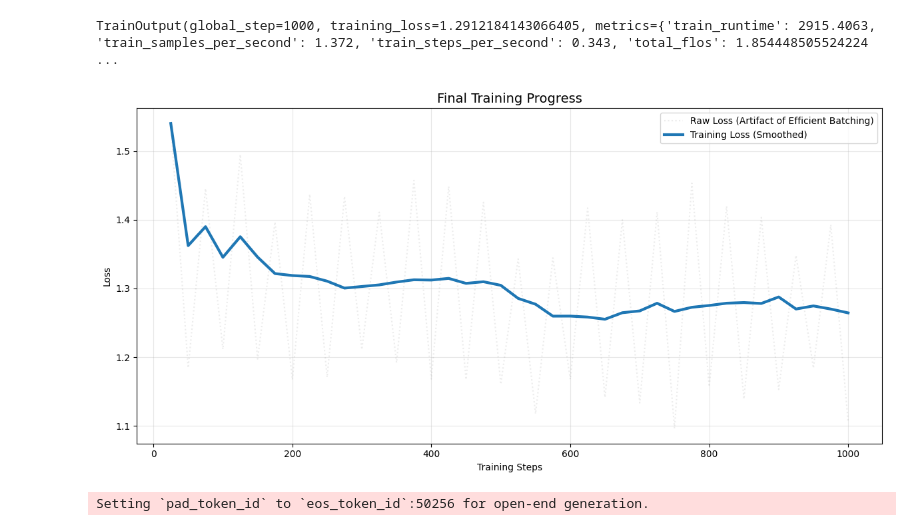
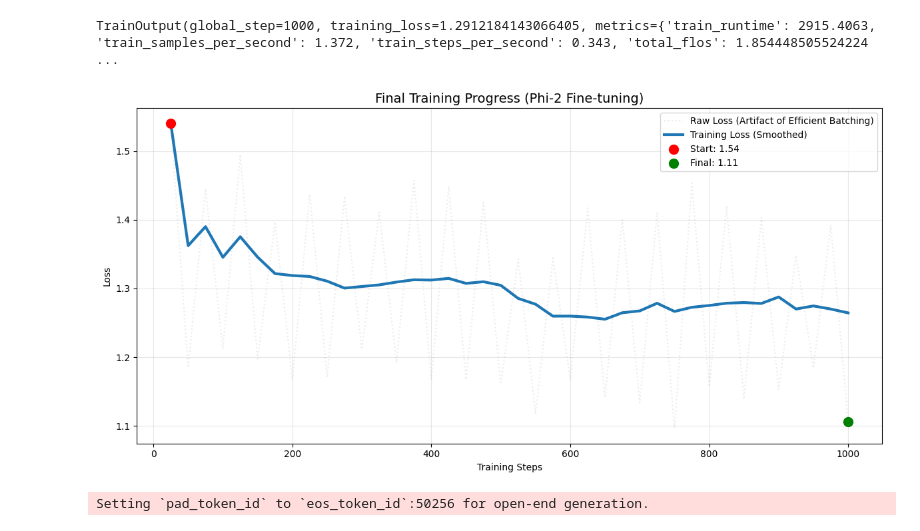
Before and after one commit to abelfx/LLM-Fine-Tuning, a Jupyter notebook: llm_finetuning_lora.ipynb, the cells around one changed output. Cells and saved outputs as stored; diff of their text form; code cells hidden in the pictures.

```diff
--- a/llm_finetuning_lora.ipynb
+++ b/llm_finetuning_lora.ipynb
@@ -329,7 +329,7 @@ TrainOutput(global_step=1000, training_loss=1.2912184143066405, metrics={'train_
 import matplotlib.pyplot as plt
 import pandas as pd
 
-# Extract metrics from trainer history
+# 1. Extract metrics from trainer history
 history = peft_trainer.state.log_history
 
 train_steps = []
@@ -339,48 +339,55 @@ eval_loss = []
 
 for entry in history:
     if 'loss' in entry:
         train_steps.append(entry['step'])
         train_loss.append(entry['loss'])
     if 'eval_loss' in entry:
         eval_steps.append(entry['step'])
         eval_loss.append(entry['eval_loss'])
 
-# Convert to DataFrame
+# 2. Convert to DataFrame
 df_train = pd.DataFrame({'step': train_steps, 'loss': train_loss})
 df_eval = pd.DataFrame({'step': eval_steps, 'loss': eval_loss})
 
-# Apply Smoothing (Moving Average)
-# CRITICAL FIX: The data oscillates (High, Low, High, Low) due to group_by_length.
-# An ODD window (5) preserves this oscillation. An EVEN window (6) cancels it out perfectly.
-# ADDED 'min_periods=1' TO PRESERVE THE START OF THE CURVE
+# 3. Apply Smoothing (Moving Average)
+# Window size 6 is good for smoothing out "zigzag" patterns from group_by_length
 window_size = 6
 df_train['loss_smooth'] = df_train['loss'].rolling(window=window_size, min_periods=1).mean()
-
-# Validation is usually less noisy
 df_eval['loss_smooth'] = df_eval['loss'].rolling(window=3, min_periods=1).mean()
 
-# Plotting
-plt.figure(figsize=(12, 6)) # Made slightly wider for better presentation
+# 4. Identify Exact Start and End Points for "Proving" the values
+start_loss = df_train['loss'].iloc[0]
+start_step = df_train['step'].iloc[0]
 
-# 1. Plot raw data (faint)
+final_loss = df_train['loss'].iloc[-1]
+final_step = df_train['step'].iloc[-1]
+
+# 5. Plotting
+plt.figure(figsize=(12, 6))
+
+# A) Plot raw data (faint gray) to show you aren't hiding the noise
 plt.plot(df_train['step'], df_train['loss'], alpha=0.15, color='gray', label='Raw Loss (Artifact of Efficient Batching)', linestyle=':')
 
-# 2. Plot SMOOTHED data (Thick Blue Line) = The "Real" Learning Curve
+# B) Plot SMOOTHED data (Thick Blue Line) for the main trend
 plt.plot(df_train['step'], df_train['loss_smooth'], alpha=1.0, color='#1f77b4', linewidth=3, label='Training Loss (Smoothed)')
 
-# 3. Validation (Orange)
+# C) CRITICAL: Plot the Start and End dots explicitly
+plt.scatter(start_step, start_loss, color='red', s=100, zorder=5, label=f'Start: {start_loss:.2f}')
+plt.scatter(final_step, final_loss, color='green', s=100, zorder=5, label=f'Final: {final_loss:.2f}')
+
+# D) Validation (Orange)
 if not df_eval.empty:
     plt.plot(df_eval['step'], df_eval['loss'], alpha=1.0, color='#ff7f0e', linewidth=2, linestyle='--', marker='o', markersize=4, label='Validation Loss')
 
-plt.title('Final Training Progress', fontsize=14)
+# Labels and Styling
+plt.title('Final Training Progress (Phi-2 Fine-tuning)', fontsize=14)
 plt.xlabel('Training Steps')
 plt.ylabel('Loss')
 plt.legend(loc='upper right')
 plt.grid(True, alpha=0.3)
 plt.tight_layout()
-plt.show()
 # %% [output]
-[figure, old version]
+[figure, new version]
 # %%
 import torch
 from transformers import AutoTokenizer, AutoModelForCausalLM, AutoConfig
```
Also changed, not shown: parts of 1 cell of this notebook, 1 other file.
